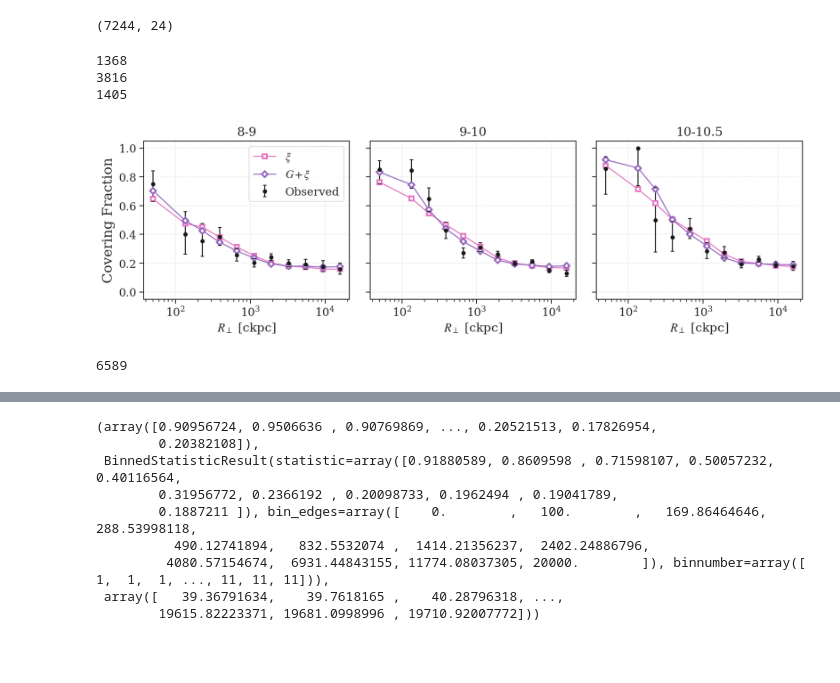
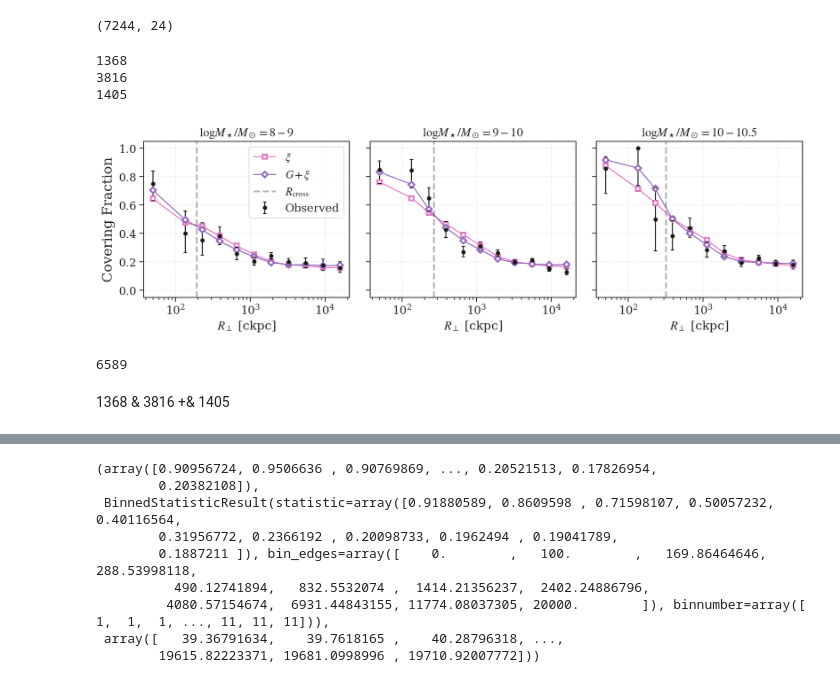
Before and after one commit to mattcwilde/1halo2halo, a Jupyter notebook: haloclustering/plotting/plots.ipynb, the cells around one changed output, grey strips where cells are left out. Drawn from its saved outputs; the diff is of its cells as text; code cells hidden in the pictures; blank space fills up the shorter version.

```diff
--- a/haloclustering/plotting/plots.ipynb
+++ b/haloclustering/plotting/plots.ipynb
@@ -100,7 +146,7 @@ plt.figure(figsize=(10,7))
 
 dfnew.sort_values('survey', inplace=True)
 sns.set_theme(style="ticks")
-s = [r'$z$', r'impact parameter [cMpc]']
+s = [r'$z$', r'$\log R_\perp $ [cMpc]']
 with sns.axes_style('white'):
     sns.set_context("paper", font_scale=1.5)
 
@@ -128,13 +174,13 @@ plt.figure(figsize=(10,7))
 
 dfnew.sort_values('survey', inplace=True)
 sns.set_theme(style="ticks")
-s = [r'$z$', r'impact parameter [cMpc]']
+s = [r'$z$', r'log $R_\perp$ [cMpc]']
 with sns.axes_style('white'):
     sns.set_context("paper", font_scale=1.5)
 
     g = sns.jointplot(data=dfnew, x="z", y="log_rho_mpc", hue='survey',
                     palette=["tab:purple", "tab:blue"],
-                    legend=True, marginal_kws=dict(bw_adjust=0.9), linewidth=0.2)
+                    legend=True, marginal_kws=dict(bw_adjust=0.9), linewidth=0.1)
 
     g.set_axis_labels(s[0], s[1])
     # g.fig.get_axes()[0].legend([r'CGM$^2$', r'CASBaH'], loc='upper left')
@@ -205,7 +251,10 @@ if False:
 else:
     rngs = [[8, 9], [9, 10], [10, 10.5]]
 
-for e, (ax, rng) in enumerate(zip(axes, rngs)):
+rcs = [0.192,  0.26934, 0.3195]
+
+
+for e, (ax, rng, rc) in enumerate(zip(axes, rngs, rcs)):
     ssdf = df.query(f'({rng[0]} < logm < {rng[1]})').copy()
     print(ssdf.__len__())
     ssdf['is_hit'] = np.where(ssdf[hm]=='hit', True, False)
@@ -216,40 +265,45 @@ for e, (ax, rng) in enumerate(zip(axes, rngs)):
     # models
     model = binned_statistic(ssdf.rho.values, ssdf.cf_model.values, bins=rho_bins, )
     model_2h = binned_statistic(ssdf.rho.values, ssdf.cf_model_2h.values, bins=rho_bins, )
 
     ax.plot(bin_ctr, model_2h[0], marker='s', mfc='white', mec='tab:pink', mew=2, ls='-', c='tab:pink', label=r'$\xi$')
     ax.plot(bin_ctr, model[0], marker='D', mfc='white', mec='tab:purple', mew=2, ls='-', c='tab:purple', label=r'$G + \xi$')
 
+    # Rcross
+    ax.axvline(rc*1e3, color='black', alpha=0.3, lw=2, ls='--', label=r'$R_{\rm cross}$')
+
     # data
     ax.errorbar(bin_ctr_p, p, yerr=perr, ls='none', marker='o', label='Observed'.format(*rng), capsize=2,
         color='k', markersize=4)
 
-    ax.set_title('{}-{}'.format(*rng))
+    ax.set_title(r'$\logM_\star/M_\odot = {}-{}$'.format(*rng))
     ax.set_xlabel(r"$R_{\perp}$ [ckpc]")
     ax.grid(ls=':', color='gainsboro')
 axes[0].legend()
 plt.xscale('log');
 
 if False:
     plt.yscale('log')
     plt.ylim(1e-1, 1.05)
 else:
     plt.ylim(-0.05, 1.05)
 # axes[1].set_xlabel('IP (ckpc)', fontsize=16)
 axes[0].set_ylabel('Covering Fraction', fontsize=16);
 
 plt.tight_layout();
 plt.savefig('../figures/cf_plots_comparison.pdf', dpi=300)
 # %% [output]
 1368
 3816
 1405
-[figure, old version]
+[figure, new version]
 # %%
 # total galaxies used in 2 component model and 2 halo model
 1368 + 3816 + 1405
 # %% [output]
 6589
+# %% [markdown]
+1368 & 3816 +& 1405
 # %%
 df7 = df.query(f'({8} < logm < {10.5})').copy()
 # %%
```
Also changed, not shown: parts of 13 cells of this notebook, 1 other file.
